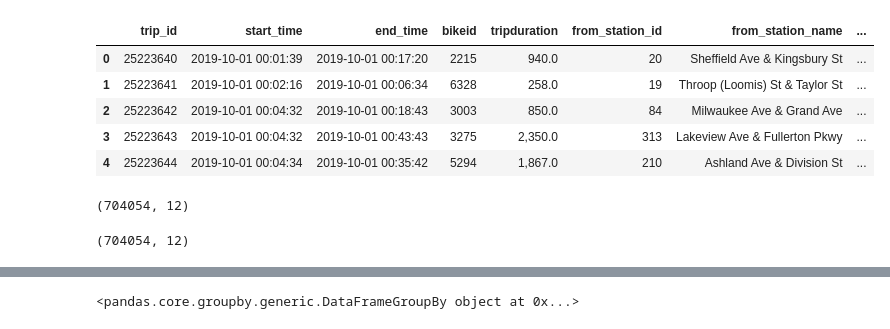
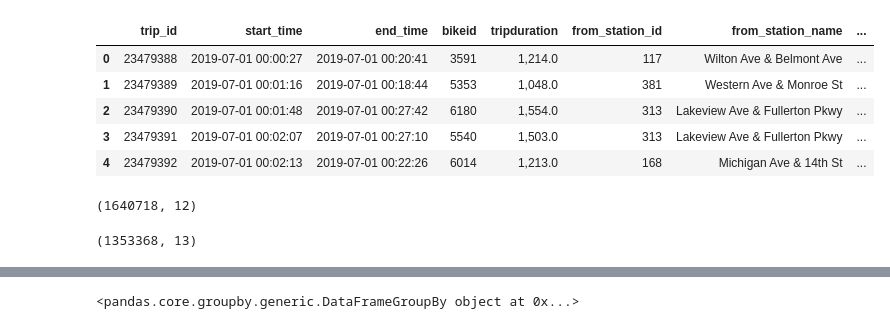
Before and after one commit to ruthhinkle/divvy-analysis, a Jupyter notebook: Divvy Analysis.ipynb, the cells around one changed output, grey strips where cells are left out. Drawn from its saved outputs; the diff is of its cells as text; code cells hidden in the pictures.

```diff
--- a/Divvy Analysis.ipynb
+++ b/Divvy Analysis.ipynb
@@ -7,25 +7,25 @@ from sklearn import datasets
 import pandas as pd
 # %%
 # Import data file
-divvy_df = pd.read_csv('Divvy_Trips_2019_Q4.csv')
+divvy_df = pd.read_csv('Divvy_Trips_2019_Q3.csv')
 divvy_df.head()
 # %% [output]
 |  | trip_id | start_time | end_time | bikeid | tripduration | from_station_id | from_station_name | ... |
-| 0 | 25223640 | 2019-10-01 00:01:39 | 2019-10-01 00:17:20 | 2215 | 940.0 | 20 | Sheffield Ave & Kingsbury St | ... |
-| 1 | 25223641 | 2019-10-01 00:02:16 | 2019-10-01 00:06:34 | 6328 | 258.0 | 19 | Throop (Loomis) St & Taylor St | ... |
-| 2 | 25223642 | 2019-10-01 00:04:32 | 2019-10-01 00:18:43 | 3003 | 850.0 | 84 | Milwaukee Ave & Grand Ave | ... |
-| 3 | 25223643 | 2019-10-01 00:04:32 | 2019-10-01 00:43:43 | 3275 | 2,350.0 | 313 | Lakeview Ave & Fullerton Pkwy | ... |
-| 4 | 25223644 | 2019-10-01 00:04:34 | 2019-10-01 00:35:42 | 5294 | 1,867.0 | 210 | Ashland Ave & Division St | ... |
+| 0 | 23479388 | 2019-07-01 00:00:27 | 2019-07-01 00:20:41 | 3591 | 1,214.0 | 117 | Wilton Ave & Belmont Ave | ... |
+| 1 | 23479389 | 2019-07-01 00:01:16 | 2019-07-01 00:18:44 | 5353 | 1,048.0 | 381 | Western Ave & Monroe St | ... |
+| 2 | 23479390 | 2019-07-01 00:01:48 | 2019-07-01 00:27:42 | 6180 | 1,554.0 | 313 | Lakeview Ave & Fullerton Pkwy | ... |
+| 3 | 23479391 | 2019-07-01 00:02:07 | 2019-07-01 00:27:10 | 5540 | 1,503.0 | 313 | Lakeview Ave & Fullerton Pkwy | ... |
+| 4 | 23479392 | 2019-07-01 00:02:13 | 2019-07-01 00:22:26 | 6014 | 1,213.0 | 168 | Michigan Ave & 14th St | ... |
 # %%
 divvy_df.shape
 # %% [output]
-(704054, 12)
+(1640718, 12)
 # %%
 # Remove null rows (if needed)
-divvy_df.dropna()
+divvy_df.dropna(inplace=True)
 divvy_df.shape
 # %% [output]
-(704054, 12)
+(1353368, 13)
 # %%
 # Convert birthyear to age
 divvy_df['age'] = (2021 - divvy_df['birthyear'])
```
Also changed, not shown: parts of 10 cells of this notebook.
